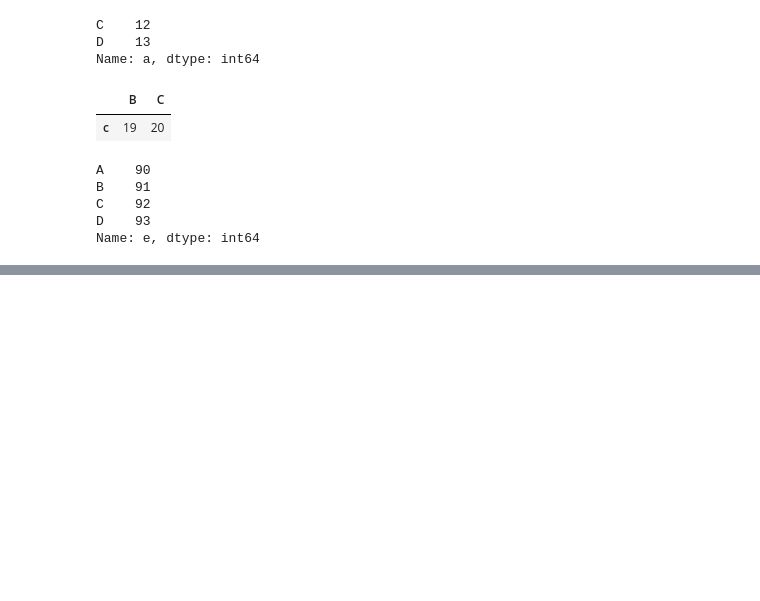
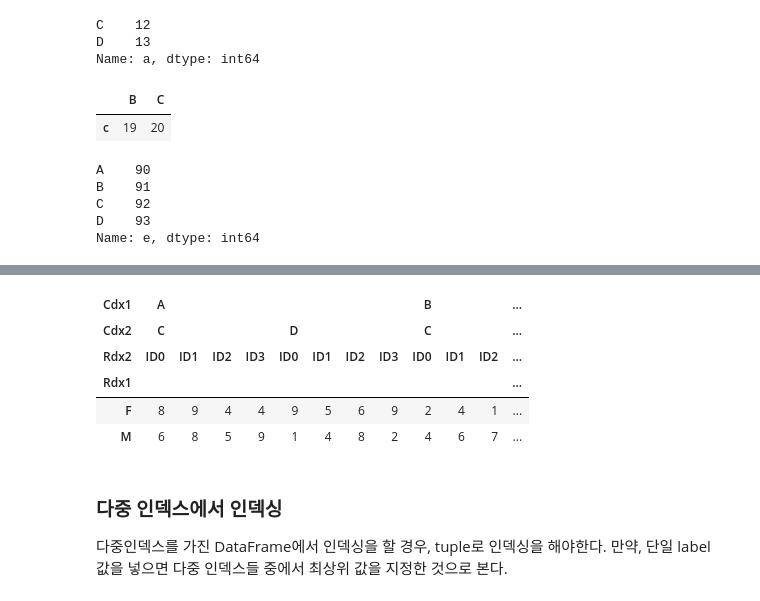
Before and after one commit to Tab4Space/Py_NPM, a Jupyter notebook: 02_Pandas/04_Indexing.ipynb, the cells around one changed output, grey strips where cells are left out. Drawn from its saved outputs; the diff is of its cells as text; code cells hidden in the pictures; blank space fills up the shorter version.

```diff
--- a/02_Pandas/04_Indexing.ipynb
+++ b/02_Pandas/04_Indexing.ipynb
@@ -106,0 +282,12 @@ Name: e, dtype: int64
+# %%
+multiIdx2.unstack(1)
+# %% [output]
+| Cdx1 | A |  |  |  |  |  |  |  | B |  |  | ... |
+| Cdx2 | C |  |  |  | D |  |  |  | C |  |  | ... |
+| Rdx2 | ID0 | ID1 | ID2 | ID3 | ID0 | ID1 | ID2 | ID3 | ID0 | ID1 | ID2 | ... |
+| Rdx1 |  |  |  |  |  |  |  |  |  |  |  | ... |
+| F | 8 | 9 | 4 | 4 | 9 | 5 | 6 | 9 | 2 | 4 | 1 | ... |
+| M | 6 | 8 | 5 | 9 | 1 | 4 | 8 | 2 | 4 | 6 | 7 | ... |
+# %% [markdown]
+### 다중 인덱스에서 인덱싱
+다중인덱스를 가진 DataFrame에서 인덱싱을 할 경우, tuple로 인덱싱을 해야한다. 만약, 단일 label 값을 넣으면 다중 인덱스들 중에서 최상위 값을 지정한 것으로 본다.
```
Also changed, not shown: parts of 23 cells of this notebook.
